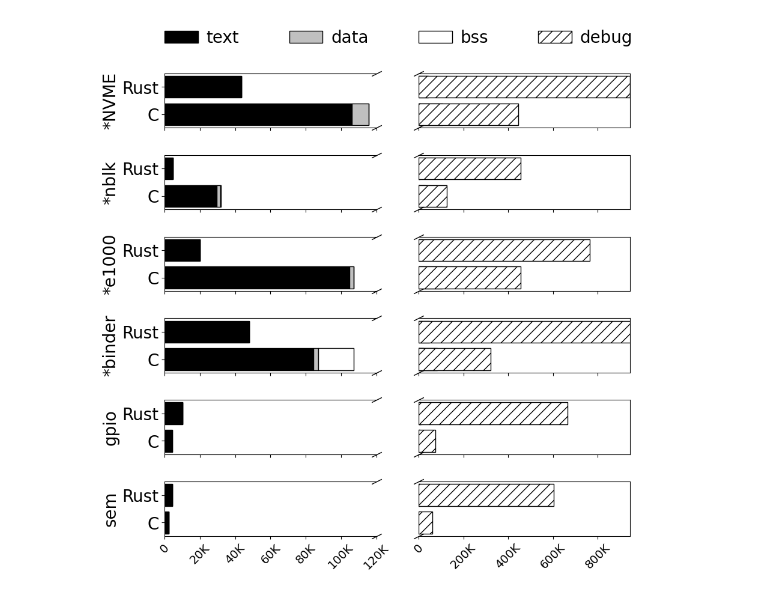
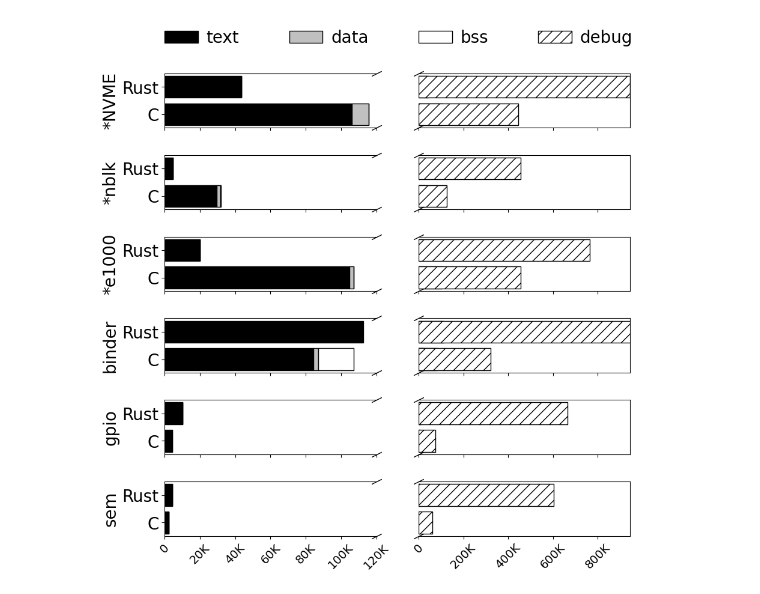
Before and after one commit to Richardhongyu/rfl_empirical_tools, a Jupyter notebook: figures_ppt/figure8.ipynb, the cells around one changed output. Drawn from its saved outputs; the diff is of its cells as text; code cells hidden in the pictures.

Commit message:
update figure8

```diff
--- a/figures_ppt/figure8.ipynb
+++ b/figures_ppt/figure8.ipynb
@@ -19,7 +19,7 @@ def comma_formatter(x, pos):
 data = "43540/72566+33753         &  0/8604+757    &   40/84+15    &    290991/203410+94710              &    385510/88427+58087       &    37633/0                     &    231179/0        &    26.609/32.888 &\
   4579/29646                &  16/1956       &   10/279      &    107126/80078                     &    199426/45836             &    32992/0                     &    116277/0        &    5.420/7.056 &\
  19914/104721              &  0/2564        &   16/64       &    233886/358613                    &    303755/96936             &    22288/0                     &    204045/0        &    7.798/46.948 &\
-  48045/84286               &  8/2675        &   24/20318    &    401422/126699+43296+47551        &    466822/47377+26141+31432 &    58507/0                     &    244866/0        &    9.002/9.418 &\
+  112287/84286               &  138/2675        &   126/20318    &    751885/126699+43296+47551        &    838475/47377+26141+31432 &    188850/0                     &    310961/0        &    9.002/9.418 &\
   10170/4020                &  0/200         &   16/0        &    179053/36617                     &    277211/38302             &    17446/0                     &    191690/0        &    8.251/7.378 &\
 4447/2285                 &  0/16          &   11/10       &    179053/36617                     &    238587/25303             &    178360/0                    &    8704/0          &    18.496/19.496"
 data = data.split('&')
@@ -37,7 +37,7 @@ c_column = np.sum(c[:,3:7], axis=1)
 rust = np.column_stack((rust[:,:3], rust_column))
 c = np.column_stack((c[:,:3], c_column))
 
-driver_name = ['*NVME', '*nblk', '*e1000', '*binder', 'gpio', 'sem']
+driver_name = ['*NVME', '*nblk', '*e1000', 'binder', 'gpio', 'sem']
 binary_size = ['text', 'data', 'bss', 'debug']
 color = ['black', 'silver', 'white', 'white']
 hatch = ['', '', '', '//']
@@ -124,31 +124,31 @@ for i in range(6):
 #             sum_c = np.sum(c_data[:3])
 #             sum_rust = np.sum(rust_data[:3])
 #             x_lim = max(sum_c, sum_rust)
 #             x_lim_end = max(c_data[3], rust_data[3])
 #             for j in range(len(binary_size)):
 #                 if col != 1:
 #                     ax.set_yticks(y_pos, labels=labels)
 #                     ax.set_title(driver_name[(line + 1) * (col + 1) - 1])
 #                     ax.spines['right'].set_visible(False)
 #                     # ax.plot([1, 1], [1, 0], transform=ax.transAxes, **kwargs)
 #                     # ax.set_xlim(0, x_lim)
 #                 else:
 #                     ax.spines['left'].set_visible(False)
 #                     ax.get_yaxis().set_visible(False)
 #                     # ax.plot([0, 0], [0, 1], transform=ax.transAxes, **kwargs)
 #                     # ax.set_xlim(x_lim, x_lim_end)
 #                 for i in range(len(driver_name)):
 #                     c_data = c[i]
 #                     rust_data = rust[i]
 #                     for j in range(len(binary_size)):
 #                         ax.barh(y_pos, [c_data[j],rust_data[j]], left=left)
 #                         left += np.array([c_data[j],rust_data[j]])
 #                 ax.label_outer()
 #                 ax.tick_params(axis='x',rotation=45)
 #                 ax.xaxis.set_major_formatter(FuncFormatter(comma_formatter))
 
 fig.legend( ncol=4, frameon=False, loc="lower left", bbox_to_anchor=(0.1, 0.9), fontsize=20, columnspacing=3, handletextpad=0.5)
 # fig.tight_layout(pad=0.5)
 fig.savefig('./figure8.pdf', bbox_inches="tight")
 # %% [output]
-[figure, old version]
+[figure, new version]
```
Also changed, not shown: 1 other file.
